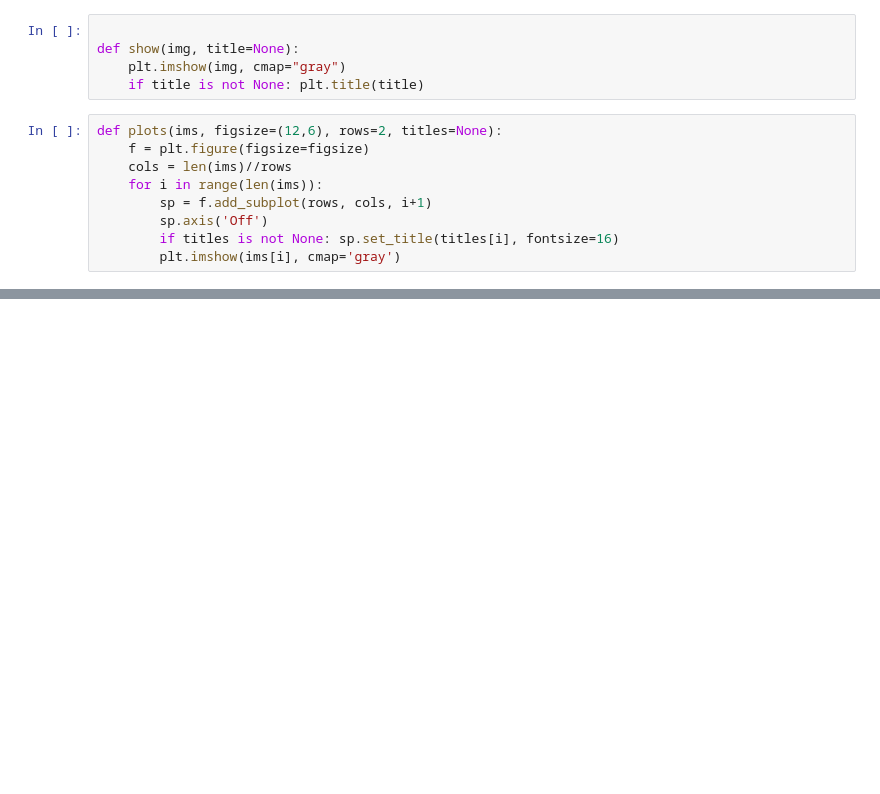
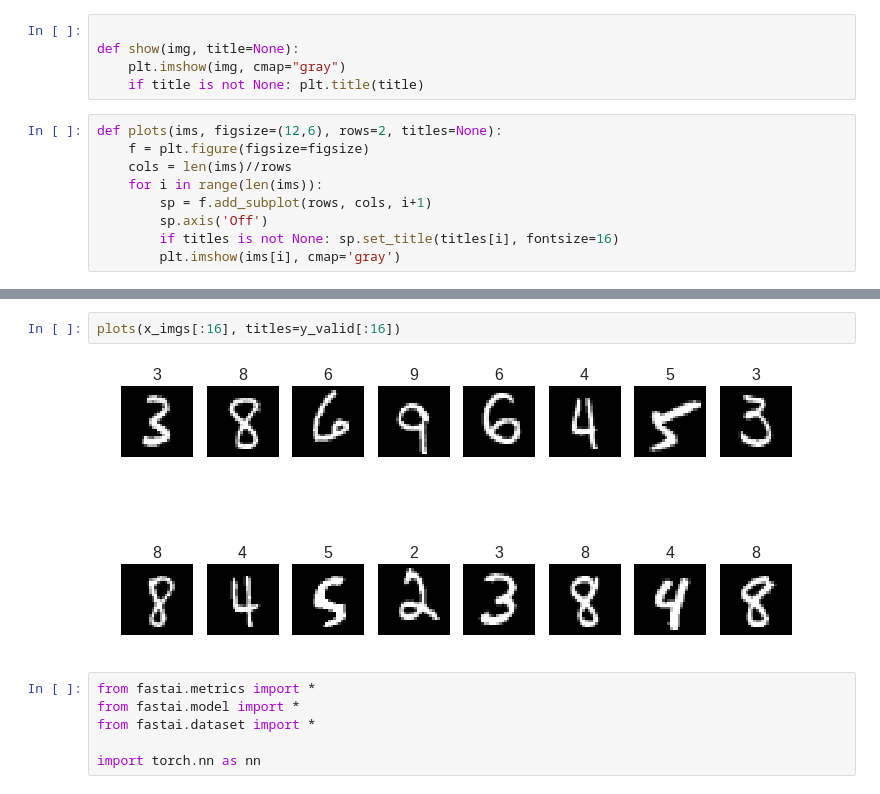
Before and after one commit to ssttv/ml-resources, a Jupyter notebook: fastai_nn.ipynb, the cells around one changed output, grey strips where cells are left out. Saved outputs shown, nothing was run; the diff lists cells and outputs as text; blank space fills up the shorter version.

```diff
--- a/fastai_nn.ipynb
+++ b/fastai_nn.ipynb
@@ -110,0 +139,10 @@ def plots(ims, figsize=(12,6), rows=2, titles=None):
+# %%
+plots(x_imgs[:16], titles=y_valid[:16])
+# %% [output]
+[figure, added]
+# %%
+from fastai.metrics import *
+from fastai.model import *
+from fastai.dataset import *
+
+import torch.nn as nn
```
Also changed, not shown: parts of 9 cells of this notebook.
